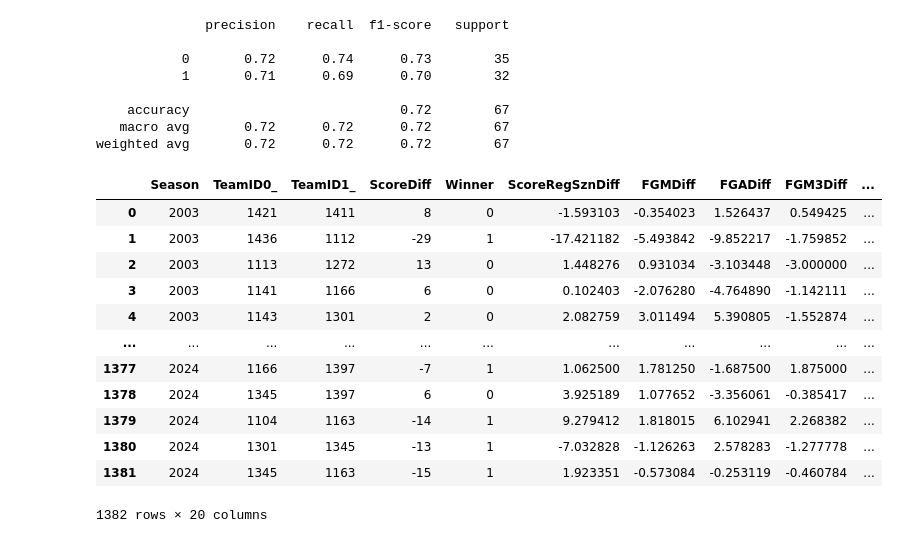
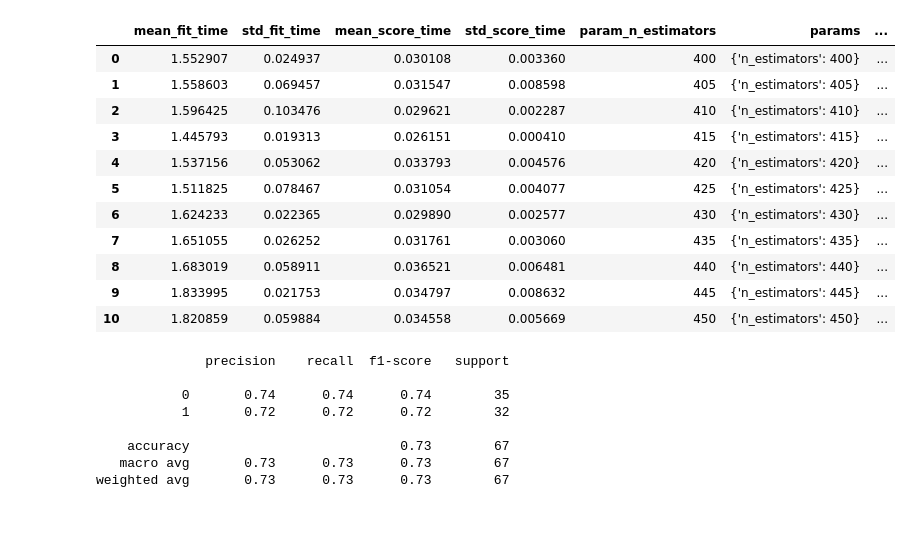
Before and after one commit to Eurcrue/data602-project, a Jupyter notebook: Final.ipynb, the cells around one changed output. Cells and saved outputs as stored; diff of their text form; code cells hidden in the pictures.

```diff
--- a/Final.ipynb
+++ b/Final.ipynb
@@ -50,0 +29,20 @@ rf = grid_search.best_estimator_
+# %%
+param_grid = {
+
+}
+
+grid_search = GridSearchCV(XGBClassifier(max_depth = 7,
+                                         min_child_weight = 1,
+                                         gamma = 0,
+                                         subsample = 0.77,
+                                         colsample_bytree = 0.94,
+                                         reg_alpha = 0.055
+                                         ),
+                            param_grid=param_grid,
+                            scoring = 'accuracy',
+                            n_jobs=8)
+grid_search.fit(X_train, y_train)
+
+xgb = grid_search.best_estimator_
+
+pd.DataFrame(grid_search.cv_results_)
@@ -51,3 +110,32 @@ rf = grid_search.best_estimator_
+# %%
+param_grid = {
+    'n_estimators': range(400,451, 5),
+}
+
+grid_search = GridSearchCV(RandomForestClassifier(max_features = 3,
+                                                  n_estimators = 420,
+                                                  ),
+                            param_grid=param_grid,
+                            scoring = 'accuracy',
+                            n_jobs=8)
+grid_search.fit(X_train, y_train)
+
+rf = grid_search.best_estimator_
+
+pd.DataFrame(grid_search.cv_results_)
+# %% [output]
+|  | mean_fit_time | std_fit_time | mean_score_time | std_score_time | param_n_estimators | params | ... |
+| 0 | 1.552907 | 0.024937 | 0.030108 | 0.003360 | 400 | {'n_estimators': 400} | ... |
+| 1 | 1.558603 | 0.069457 | 0.031547 | 0.008598 | 405 | {'n_estimators': 405} | ... |
+| 2 | 1.596425 | 0.103476 | 0.029621 | 0.002287 | 410 | {'n_estimators': 410} | ... |
+| 3 | 1.445793 | 0.019313 | 0.026151 | 0.000410 | 415 | {'n_estimators': 415} | ... |
+| 4 | 1.537156 | 0.053062 | 0.033793 | 0.004576 | 420 | {'n_estimators': 420} | ... |
+| 5 | 1.511825 | 0.078467 | 0.031054 | 0.004077 | 425 | {'n_estimators': 425} | ... |
+| 6 | 1.624233 | 0.022365 | 0.029890 | 0.002577 | 430 | {'n_estimators': 430} | ... |
+| 7 | 1.651055 | 0.026252 | 0.031761 | 0.003060 | 435 | {'n_estimators': 435} | ... |
+| 8 | 1.683019 | 0.058911 | 0.036521 | 0.006481 | 440 | {'n_estimators': 440} | ... |
+| 9 | 1.833995 | 0.021753 | 0.034797 | 0.008632 | 445 | {'n_estimators': 445} | ... |
+| 10 | 1.820859 | 0.059884 | 0.034558 | 0.005669 | 450 | {'n_estimators': 450} | ... |
 # %%
 y_pred = rf.predict(X_test)
 y_prob = rf.predict_proba(X_test)
@@ -55,9 +143,9 @@ print(classification_report(y_test, y_pred))
 # %% [output]
               precision    recall  f1-score   support
 
-           0       0.72      0.74      0.73        35
-           1       0.71      0.69      0.70        32
+           0       0.74      0.74      0.74        35
+           1       0.72      0.72      0.72        32
 
-    accuracy                           0.72        67
-   macro avg       0.72      0.72      0.72        67
-weighted avg       0.72      0.72      0.72        67
+    accuracy                           0.73        67
+   macro avg       0.73      0.73      0.73        67
+weighted avg       0.73      0.73      0.73        67
@@ -81,16 +151,0 @@ df_2024[['Winner', 'ret0', 'ret1', 'prob0', 'prob1']].to_csv('results.csv', inde
-# %%
-df_all
-# %% [output]
-|  | Season | TeamID0_ | TeamID1_ | ScoreDiff | Winner | ScoreRegSznDiff | FGMDiff | FGADiff | FGM3Diff | ... |
-| 0 | 2003 | 1421 | 1411 | 8 | 0 | -1.593103 | -0.354023 | 1.526437 | 0.549425 | ... |
-| 1 | 2003 | 1436 | 1112 | -29 | 1 | -17.421182 | -5.493842 | -9.852217 | -1.759852 | ... |
-| 2 | 2003 | 1113 | 1272 | 13 | 0 | 1.448276 | 0.931034 | -3.103448 | -3.000000 | ... |
-| 3 | 2003 | 1141 | 1166 | 6 | 0 | 0.102403 | -2.076280 | -4.764890 | -1.142111 | ... |
-| 4 | 2003 | 1143 | 1301 | 2 | 0 | 2.082759 | 3.011494 | 5.390805 | -1.552874 | ... |
-| ... | ... | ... | ... | ... | ... | ... | ... | ... | ... | ... |
-| 1377 | 2024 | 1166 | 1397 | -7 | 1 | 1.062500 | 1.781250 | -1.687500 | 1.875000 | ... |
-| 1378 | 2024 | 1345 | 1397 | 6 | 0 | 3.925189 | 1.077652 | -3.356061 | -0.385417 | ... |
-| 1379 | 2024 | 1104 | 1163 | -14 | 1 | 9.279412 | 1.818015 | 6.102941 | 2.268382 | ... |
-| 1380 | 2024 | 1301 | 1345 | -13 | 1 | -7.032828 | -1.126263 | 2.578283 | -1.277778 | ... |
-| 1381 | 2024 | 1345 | 1163 | -15 | 1 | 1.923351 | -0.573084 | -0.253119 | -0.460784 | ... |
-1382 rows × 20 columns
```
Also changed, not shown: parts of 14 cells of this notebook, 1 other file.
